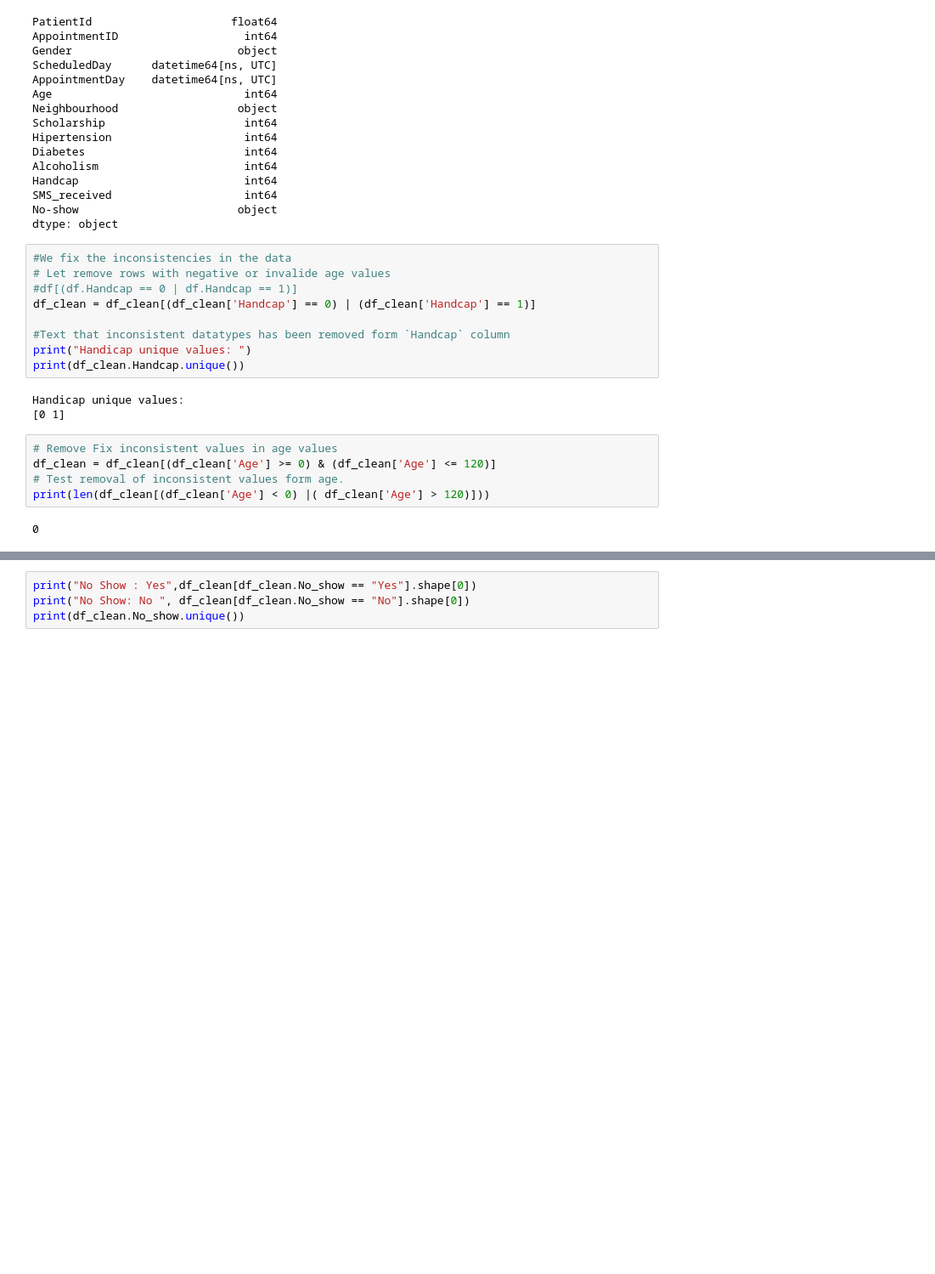
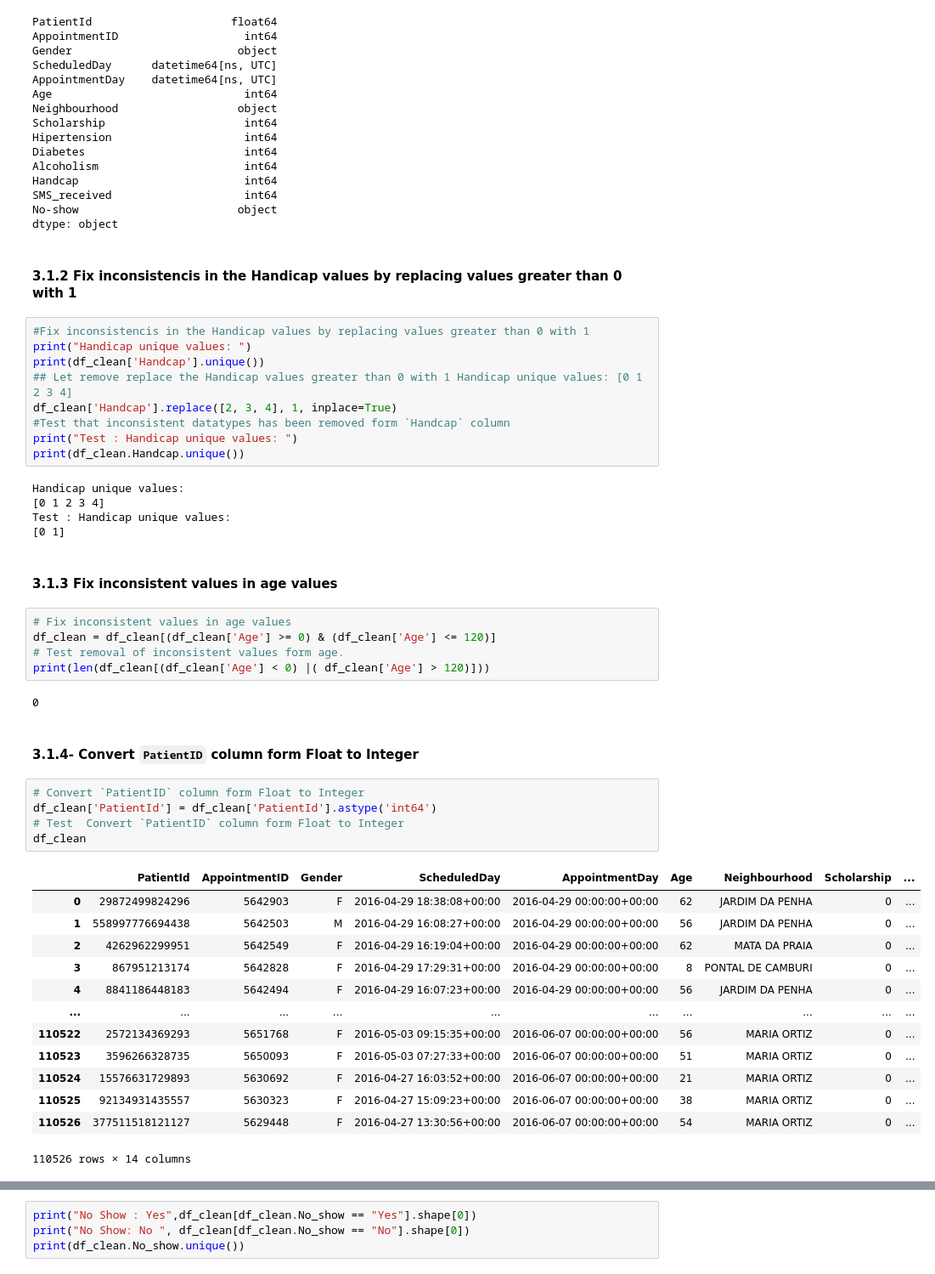
Before and after one commit to philipobiorah/no_show_appointments, a Jupyter notebook: No_show_appointments.ipynb, the cells around one changed output, grey strips where cells are left out. Shown at 85% size. Drawn from its saved outputs; the diff is of its cells as text; blank space fills up the shorter version.

```diff
--- a/No_show_appointments.ipynb
+++ b/No_show_appointments.ipynb
@@ -297,23 +304,50 @@ Handcap                         int64
 SMS_received                    int64
 No-show                        object
 dtype: object
+# %% [markdown]
+#### 3.1.2 Fix inconsistencis in the Handicap values by replacing values greater than 0 with 1
 # %%
-#We fix the inconsistencies in the data
-# Let remove rows with negative or invalide age values
-#df[(df.Handcap == 0 | df.Handcap == 1)]
-df_clean = df_clean[(df_clean['Handcap'] == 0) | (df_clean['Handcap'] == 1)]
-
-#Text that inconsistent datatypes has been removed form `Handcap` column
+#Fix inconsistencis in the Handicap values by replacing values greater than 0 with 1
 print("Handicap unique values: ")
+print(df_clean['Handcap'].unique())
+## Let remove replace the Handicap values greater than 0 with 1 Handicap unique values: [0 1 2 3 4]
+df_clean['Handcap'].replace([2, 3, 4], 1, inplace=True)
+#Test that inconsistent datatypes has been removed form `Handcap` column
+print("Test : Handicap unique values: ")
 print(df_clean.Handcap.unique())
 # %% [output]
 Handicap unique values:
+[0 1 2 3 4]
+Test : Handicap unique values:
 [0 1]
+# %% [markdown]
+#### 3.1.3 Fix inconsistent values in age values
 # %%
-# Remove Fix inconsistent values in age values
+# Fix inconsistent values in age values
 df_clean = df_clean[(df_clean['Age'] >= 0) & (df_clean['Age'] <= 120)]
 # Test removal of inconsistent values form age.
 print(len(df_clean[(df_clean['Age'] < 0) |( df_clean['Age'] > 120)]))
 # %% [output]
 0
+# %% [markdown]
+#### 3.1.4- Convert `PatientID` column form Float to Integer
+# %%
+# Convert `PatientID` column form Float to Integer
+df_clean['PatientId'] = df_clean['PatientId'].astype('int64')
+# Test  Convert `PatientID` column form Float to Integer
+df_clean
+# %% [output]
+|  | PatientId | AppointmentID | Gender | ScheduledDay | AppointmentDay | Age | Neighbourhood | Scholarship | ... |
+| 0 | 29872499824296 | 5642903 | F | 2016-04-29 18:38:08+00:00 | 2016-04-29 00:00:00+00:00 | 62 | JARDIM DA PENHA | 0 | ... |
+| 1 | 558997776694438 | 5642503 | M | 2016-04-29 16:08:27+00:00 | 2016-04-29 00:00:00+00:00 | 56 | JARDIM DA PENHA | 0 | ... |
+| 2 | 4262962299951 | 5642549 | F | 2016-04-29 16:19:04+00:00 | 2016-04-29 00:00:00+00:00 | 62 | MATA DA PRAIA | 0 | ... |
+| 3 | 867951213174 | 5642828 | F | 2016-04-29 17:29:31+00:00 | 2016-04-29 00:00:00+00:00 | 8 | PONTAL DE CAMBURI | 0 | ... |
+| 4 | 8841186448183 | 5642494 | F | 2016-04-29 16:07:23+00:00 | 2016-04-29 00:00:00+00:00 | 56 | JARDIM DA PENHA | 0 | ... |
+| ... | ... | ... | ... | ... | ... | ... | ... | ... | ... |
+| 110522 | 2572134369293 | 5651768 | F | 2016-05-03 09:15:35+00:00 | 2016-06-07 00:00:00+00:00 | 56 | MARIA ORTIZ | 0 | ... |
+| 110523 | 3596266328735 | 5650093 | F | 2016-05-03 07:27:33+00:00 | 2016-06-07 00:00:00+00:00 | 51 | MARIA ORTIZ | 0 | ... |
+| 110524 | 15576631729893 | 5630692 | F | 2016-04-27 16:03:52+00:00 | 2016-06-07 00:00:00+00:00 | 21 | MARIA ORTIZ | 0 | ... |
+| 110525 | 92134931435557 | 5630323 | F | 2016-04-27 15:09:23+00:00 | 2016-06-07 00:00:00+00:00 | 38 | MARIA ORTIZ | 0 | ... |
+| 110526 | 377511518121127 | 5629448 | F | 2016-04-27 13:30:56+00:00 | 2016-06-07 00:00:00+00:00 | 54 | MARIA ORTIZ | 0 | ... |
+110526 rows × 14 columns
 # %% [markdown]
```
Also changed, not shown: parts of 28 cells of this notebook.
